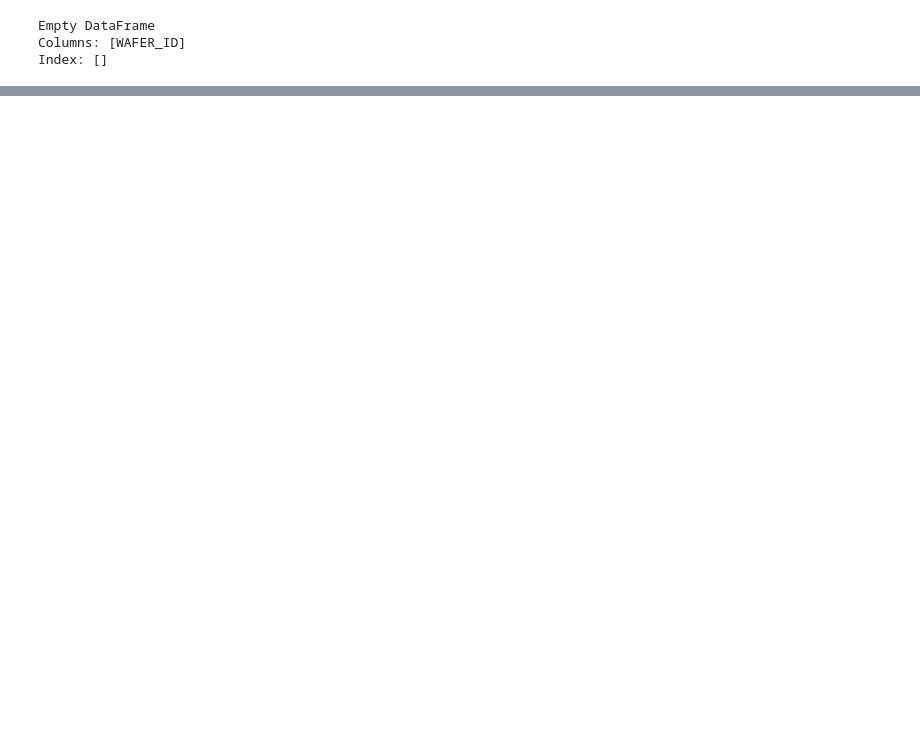
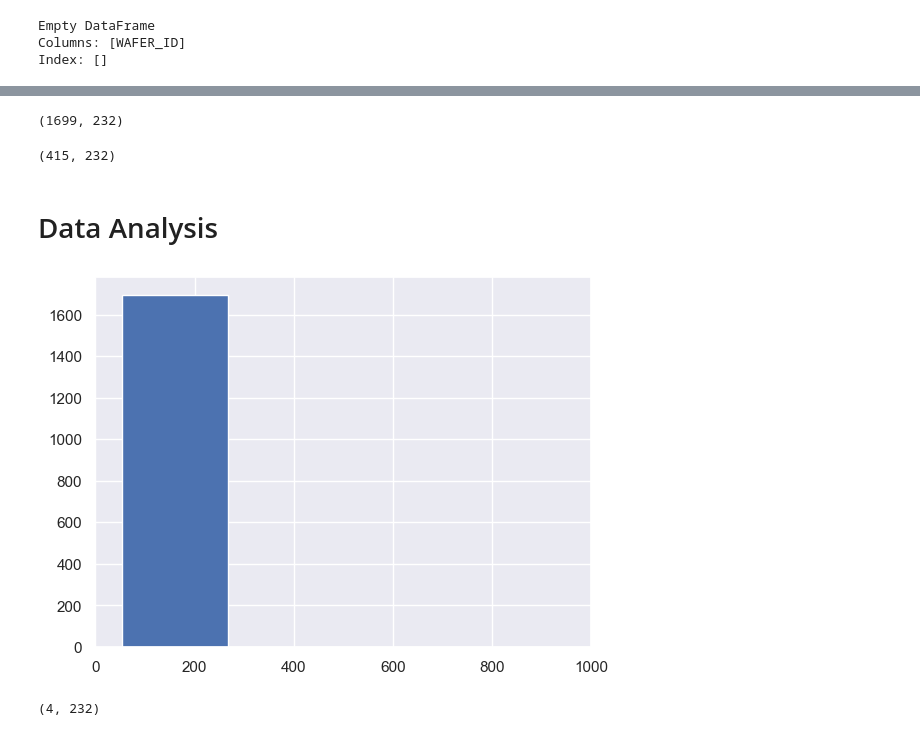
Before and after one commit to sadia575/featureengineering, a Jupyter notebook: notebook/featureengineering.ipynb, the cells around one changed output, grey strips where cells are left out. Cells and saved outputs as stored; diff of their text form; code cells hidden in the pictures; blank space fills up the shorter version.

Commit message:
Worked on data reading

```diff
--- a/notebook/featureengineering.ipynb
+++ b/notebook/featureengineering.ipynb
@@ -280,0 +217,34 @@ scores_mlp = cross_val_score(model_mlp, df1_selected_features, df1_output, cv=5)
+# %%
+def merge_removal_csv(data: pd.DataFrame,
+                      output_set: str = 'training'):
+    output_data = pd.read_csv("../data/CMP-" + output_set + "-removalrate.csv")
+
+    merged_set = pd.merge(data, output_data, on=['WAFER_ID', 'STAGE'])
+    return merged_set
+# %%
+training_set = merge_removal_csv(training_set, 'training')
+training_set.shape
+# %% [output]
+(1699, 232)
+# %%
+test_set = merge_removal_csv(test_set, 'test')
+test_set.shape
+# %% [output]
+(415, 232)
+# %% [markdown]
+# Data Analysis
+# %%
+import matplotlib.pyplot as plt
+import seaborn as sns
+sns.set_theme()
+# %%
+plt.hist(training_set['AVG_REMOVAL_RATE'], bins=20)
+plt.grid(True)
+plt.xlim(0,1000)
+plt.show()
+# %% [output]
+[figure, added]
+# %%
+training_set[training_set['AVG_REMOVAL_RATE'] > 300].shape
+# %% [output]
+(4, 232)
```
Also changed, not shown: parts of 37 cells of this notebook, 3 other files.
